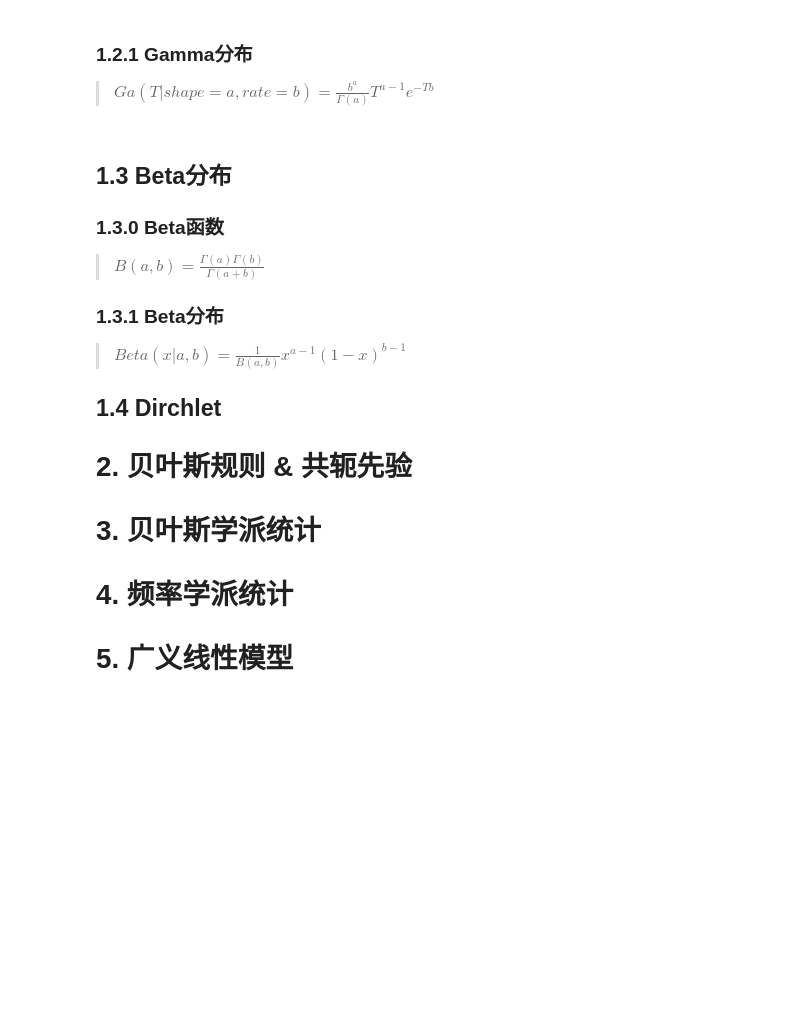
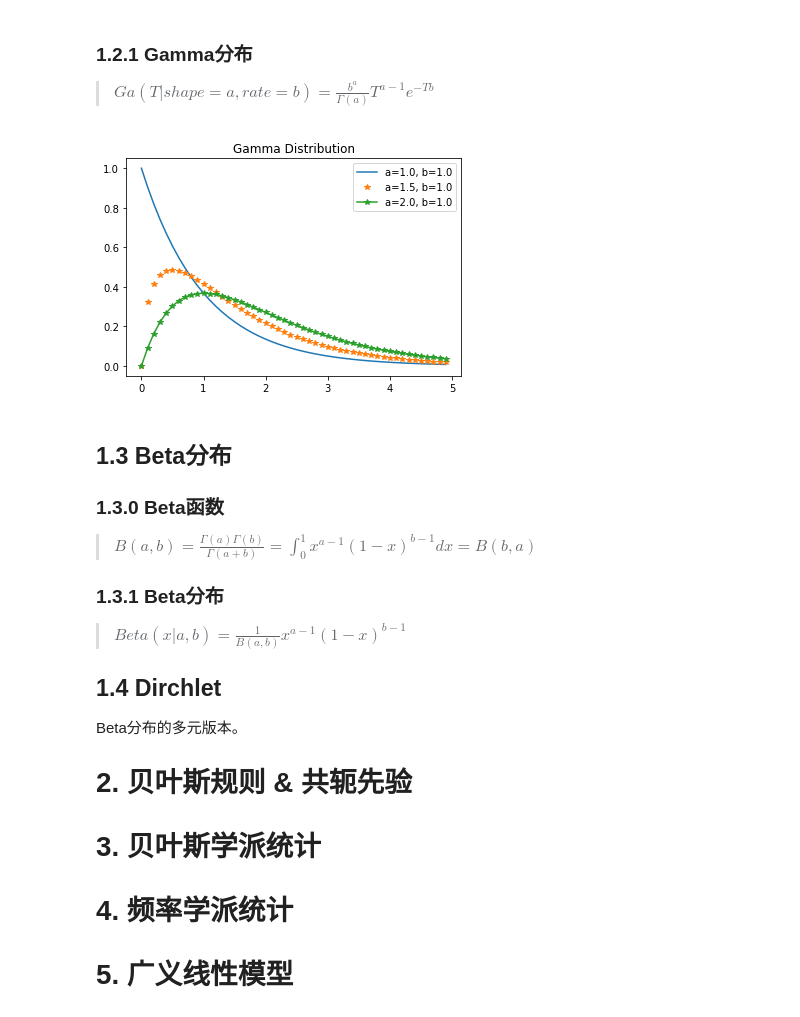
Before and after one commit to feynmanma7/deep_learning, a Jupyter notebook: 概率.ipynb, the cells around one changed output. Drawn from its saved outputs; the diff is of its cells as text; code cells hidden in the pictures; blank space fills up the shorter version.

```diff
--- a/概率.ipynb
+++ b/概率.ipynb
@@ -114,18 +130,47 @@ Gamma函数的历史...
 ### 1.2.1 Gamma分布
 
 > $Ga(T|shape=a, rate=b) = \frac{b^a}{\Gamma(a)}T^{a-1}e^{-Tb}$
+# %%
+from scipy.special import gamma
+from math import exp as exp
+
+def Gamma(t, a, b):
+    # a:shape, b:rate
+    return pow(b, a) / gamma(a) * pow(t, a-1) * exp(-t*b)
+
+ax = plt.subplot(111)
+
+x = np.arange(0., 5., 0.1)
+
+y = list(map(lambda z:Gamma(z, 1.0, 1.0), x))
+ax.plot(x, y, '-', label = 'a=1.0, b=1.0')
+
+y = list(map(lambda z:Gamma(z, 1.5, 1.0), x))
+ax.plot(x, y, '*', label = 'a=1.5, b=1.0')
+
+y = list(map(lambda z:Gamma(z, 2.0, 1.0), x))
+ax.plot(x, y, '-*', label = 'a=2.0, b=1.0')
+
+plt.title('Gamma Distribution')
+ax.legend()
+
+plt.show()
+# %% [output]
+[figure, added]
 # %% [markdown]
 ## 1.3 Beta分布
 
 ### 1.3.0 Beta函数
 
-> $B(a, b) = \frac{\Gamma(a)\Gamma(b)}{\Gamma(a+b)}$
+> $B(a, b) = \frac{\Gamma(a)\Gamma(b)}{\Gamma(a+b)} = \int_0^1 x^{a-1} (1-x)^{b-1}dx = B(b, a)$
 
 ### 1.3.1 Beta分布
 
 > $Beta(x|a, b) = \frac{1}{B(a,b)}x^{a-1}(1-x)^{b-1}$
 
 ## 1.4 Dirchlet
+
+Beta分布的多元版本。
 
 # 2. 贝叶斯规则 & 共轭先验
 
```
Also changed, not shown: parts of 1 cell of this notebook.
